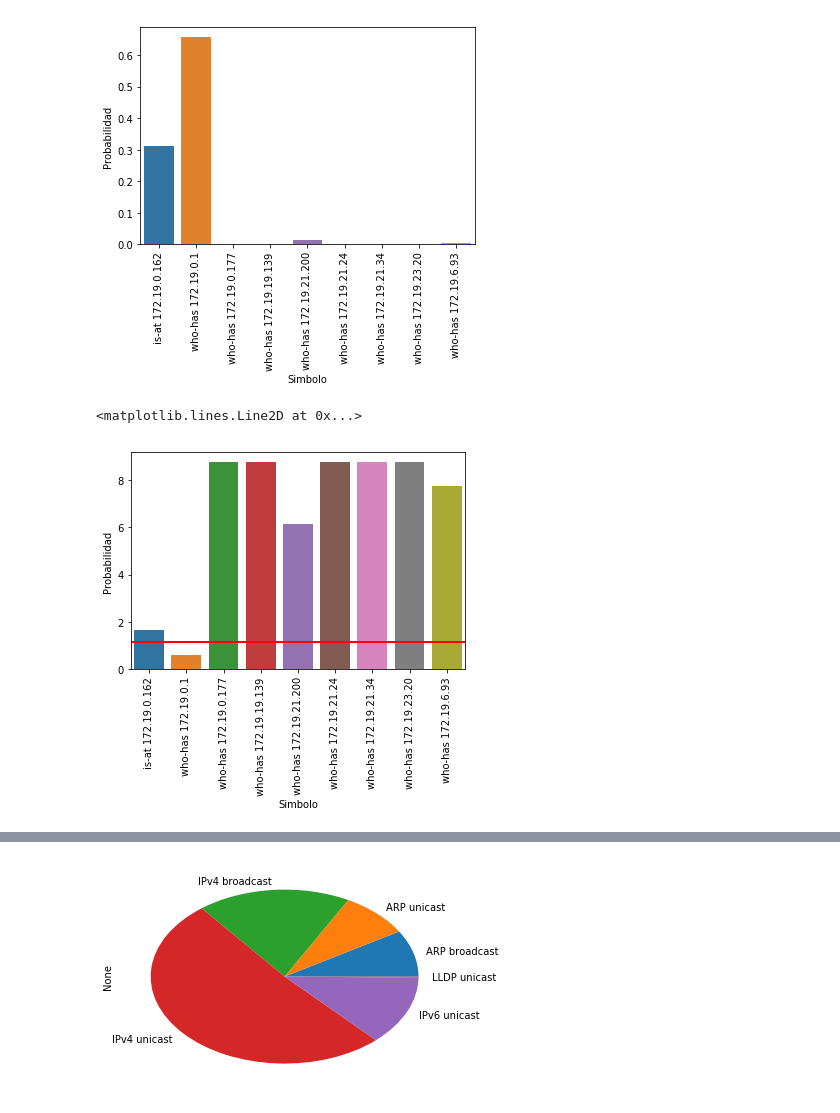
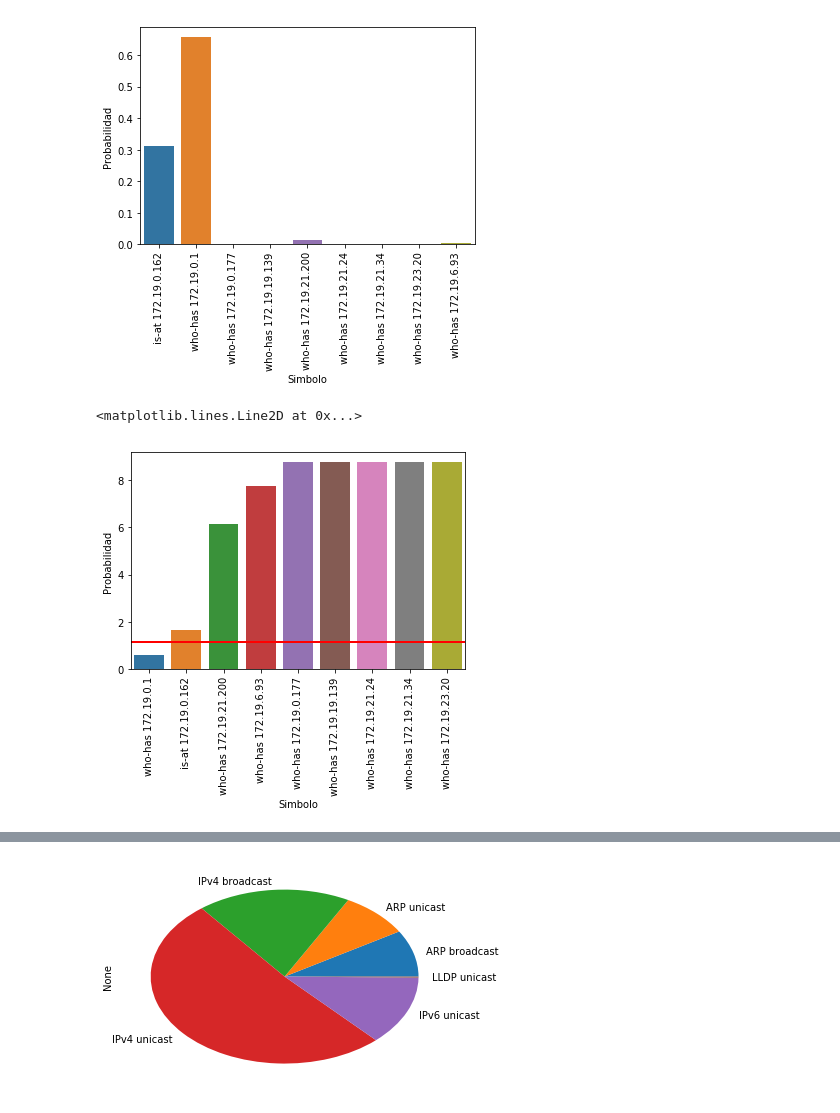
Before and after one commit to ZebaSz/tdc-tp1, a Jupyter notebook: script/Plots.ipynb, the cells around one changed output, grey strips where cells are left out. Drawn from its saved outputs; the diff is of its cells as text; code cells hidden in the pictures.

Commit message:
Plots ordenado

```diff
--- a/script/Plots.ipynb
+++ b/script/Plots.ipynb
@@ -198,13 +198,13 @@ plot_prob_bar(summary_s2)
 entropy: 1.146397508444987  max_entropy: 8.751544059089099
 [figure]
 # %%
-ax = sns.barplot(x="simbolo", y="info", data=summary_s2.iloc[0:20])
+ax = sns.barplot(x="simbolo", y="info", data=summary_s2.sort_values('info', ascending=True).iloc[0:20])
 ax.set(xlabel='Simbolo', ylabel='Probabilidad')
 ax.set_xticklabels(ax.get_xticklabels(), rotation=90)
 ax.axhline(y=entropy(summary_s2), xmin=-1, xmax=1, color='r', linestyle='-', lw=2)
 # %% [output]
 <matplotlib.lines.Line2D at 0x...>
-[figure, old version]
+[figure, new version]
 # %%
 data_s1_despe = createDataFrame_s1(packets_despe)
 summary_s1_despe = summaryDataFrame(data_s1_despe)
```
Also changed, not shown: parts of 15 cells of this notebook, 4 other files.
